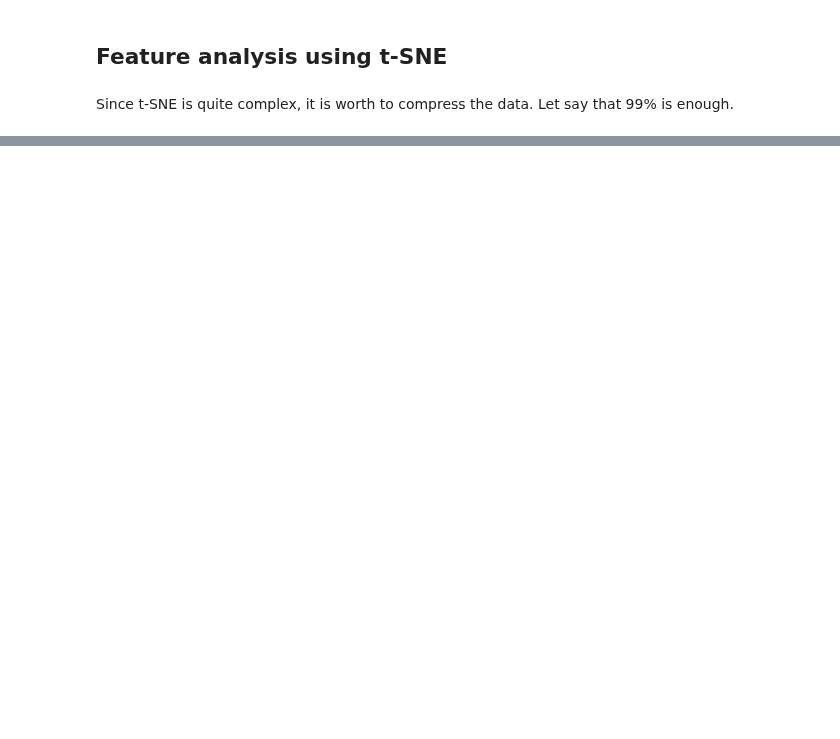
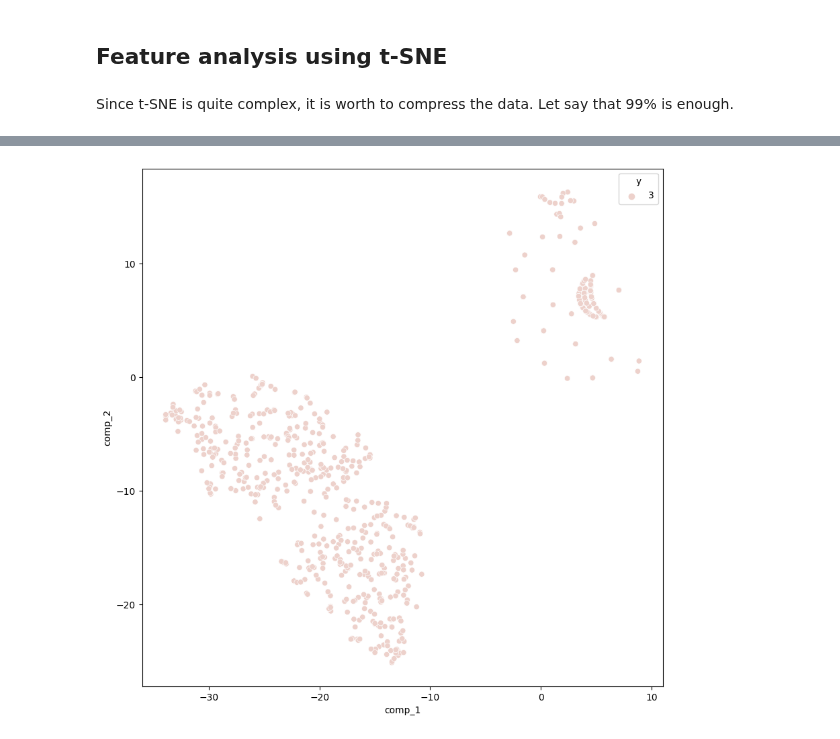
Before and after one commit to NNHieu/OOD_Gen_AugTransfer, a Jupyter notebook: notebooks/FeartureExtraction.ipynb, the cells around one changed output, grey strips where cells are left out. Saved outputs shown, nothing was run; the diff lists cells and outputs as text; code cells hidden in the pictures; blank space fills up the shorter version.

```diff
--- a/notebooks/FeartureExtraction.ipynb
+++ b/notebooks/FeartureExtraction.ipynb
@@ -86,3 +123,13 @@ np.sum( pca.explained_variance_ratio_ )
 # %%
 tsne = TSNE(n_components=2, init='random', learning_rate='auto')
 X_training_reduced_tsne = tsne.fit_transform(X_training_reduced)
+# %%
+df = pd.DataFrame(X_training_reduced_tsne[:, :2], columns=['comp_1', 'comp_2'])
+df['y'] = y_training
+# %%
+plt.figure( figsize=(10,10) )
+# plt.scatter( X_training_reduced_tsne[:, 0], X_training_reduced_tsne[:, 1], c=y_training, cmap='tab10' )
+sns.scatterplot(df, x='comp_1', y='comp_2', hue='y')
+plt.show()
+# %% [output]
+[figure, added]
```
Also changed, not shown: parts of 17 cells of this notebook, 3 other files.
